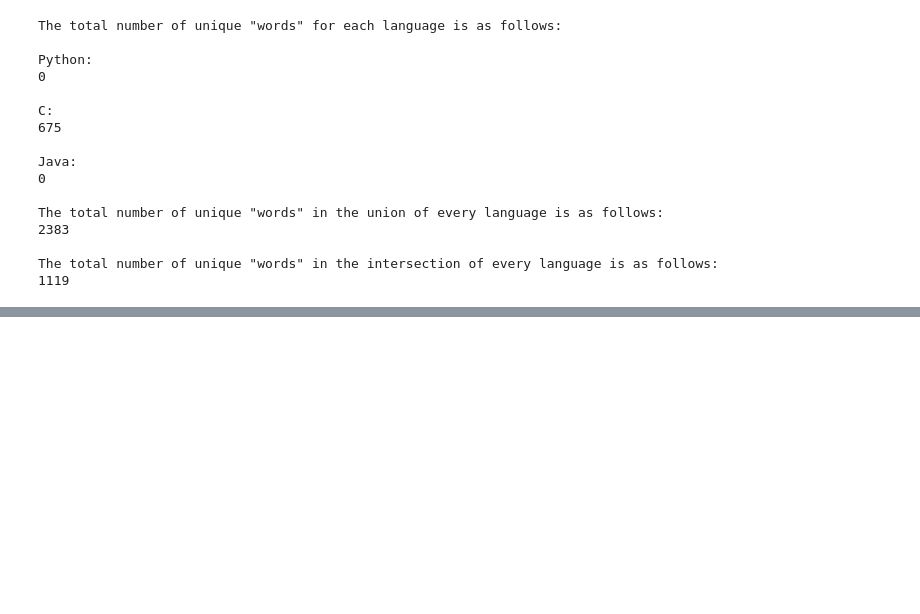
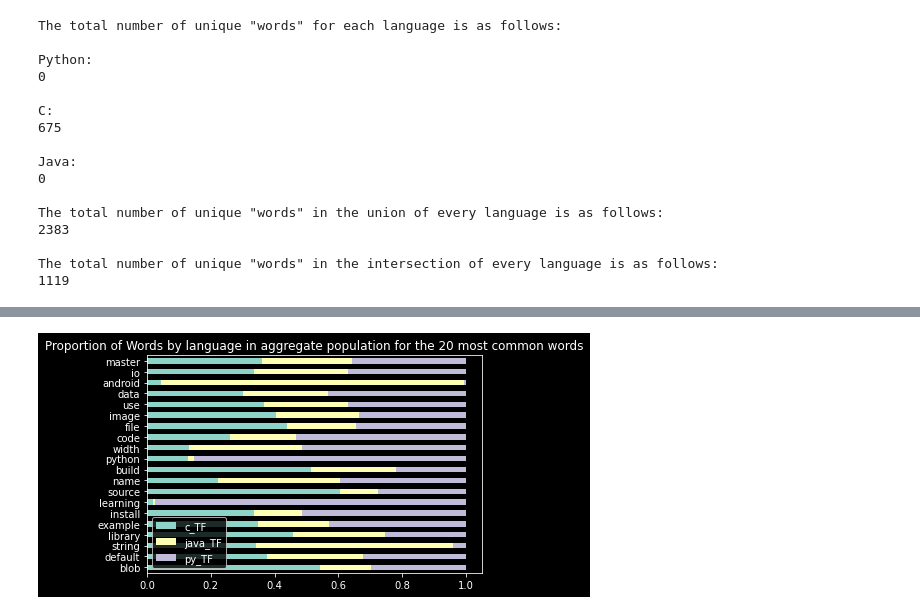
Before and after one commit to mackenr/nlp_project, a Jupyter notebook: explore.ipynb, the cells around one changed output, grey strips where cells are left out. Saved outputs shown, nothing was run; the diff lists cells and outputs as text; code cells hidden in the pictures; blank space fills up the shorter version.

```diff
--- a/explore.ipynb
+++ b/explore.ipynb
@@ -135,14 +184,24 @@ The total number of unique "words" in the intersection of every language is as f
 # %%
 
 collist=word_counts_df.columns.to_list()
+
 popped=collist.pop(collist.index('all'))
 popped
+
+a=word_counts_df[['c','py','java']].applymap(lambda x:1 if x > 0 else x)
+b=a.sum(axis=1)
+word_counts_df['idf']=3/b
 for i in collist:
     word_counts_df[f'{i}_TF']=word_counts_df[i]/word_counts_df[popped]
+    word_counts_df[f'{i}_TF/IDF']=word_counts_df[f'{i}_TF']/word_counts_df['idf']
 
 
 collist=word_counts_df.columns.to_list()
+popper=collist.pop(collist.index('idf'))
 collist.sort()
+collist.insert(1,popper)
+
+
 word_counts_df=word_counts_df[collist]
 # %%
 ## Uncomment below for your first run to create the filter
@@ -160,0 +233,6 @@ word_counts_df['c','python','']
+# %%
+(word_counts_df.sort_values(by='all'))[['c_TF','java_TF','py_TF']].tail(20).plot.barh(stacked=True)
+
+plt.title('Proportion of Words by language in aggregate population for the 20 most common words');
+# %% [output]
+[figure, added]
```
Also changed, not shown: parts of 11 cells of this notebook.
